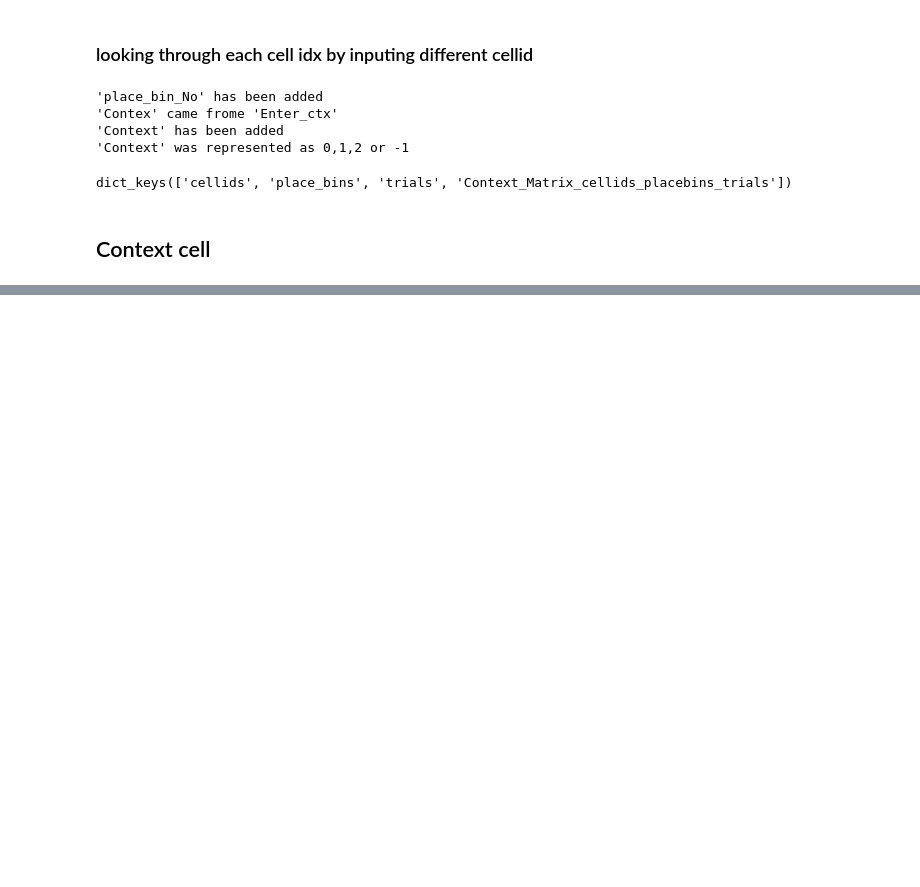
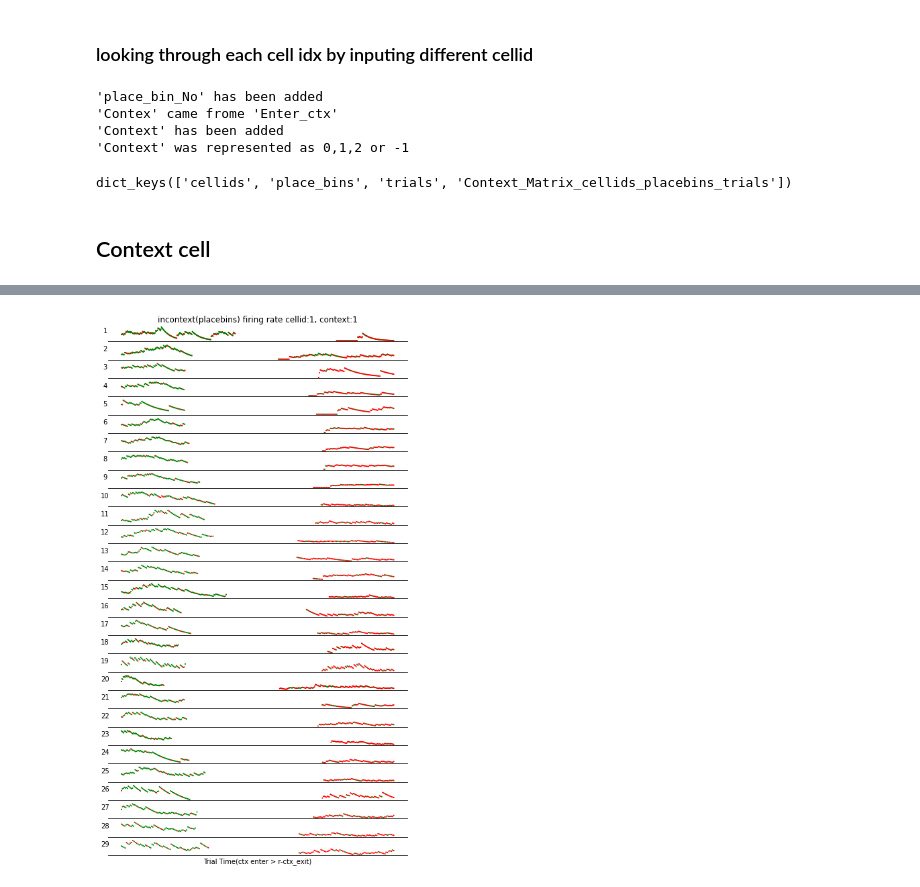
Before and after one commit to SabriQ/g_mylab, a Jupyter notebook: developing/single_cell_properties/cell proportion along sessions.ipynb, the cells around one changed output, grey strips where cells are left out. Saved outputs shown, nothing was run; the diff lists cells and outputs as text; code cells hidden in the pictures; blank space fills up the shorter version.

Commit message:
add plot

```diff
--- a/developing/single_cell_properties/cell proportion along sessions.ipynb
+++ b/developing/single_cell_properties/cell proportion along sessions.ipynb
@@ -100,0 +169,2 @@ dict_keys(['cellids', 'place_bins', 'trials', 'Context_Matrix_cellids_placebins_
+# %%
+Context_dataframe_info = SingleCell_trace_in_SingleTrial(s,place_bins=list(np.arange(8,50)))
@@ -100,0 +197,6 @@ dict_keys(['cellids', 'place_bins', 'trials', 'Context_Matrix_cellids_placebins_
+# %%
+plot=plot_trace_with_running_direction(Context_dataframe_info)
+
+plot(1,1)
+# %% [output]
+[figure, added]
```
Also changed, not shown: parts of 5 cells of this notebook, 3 other files.
